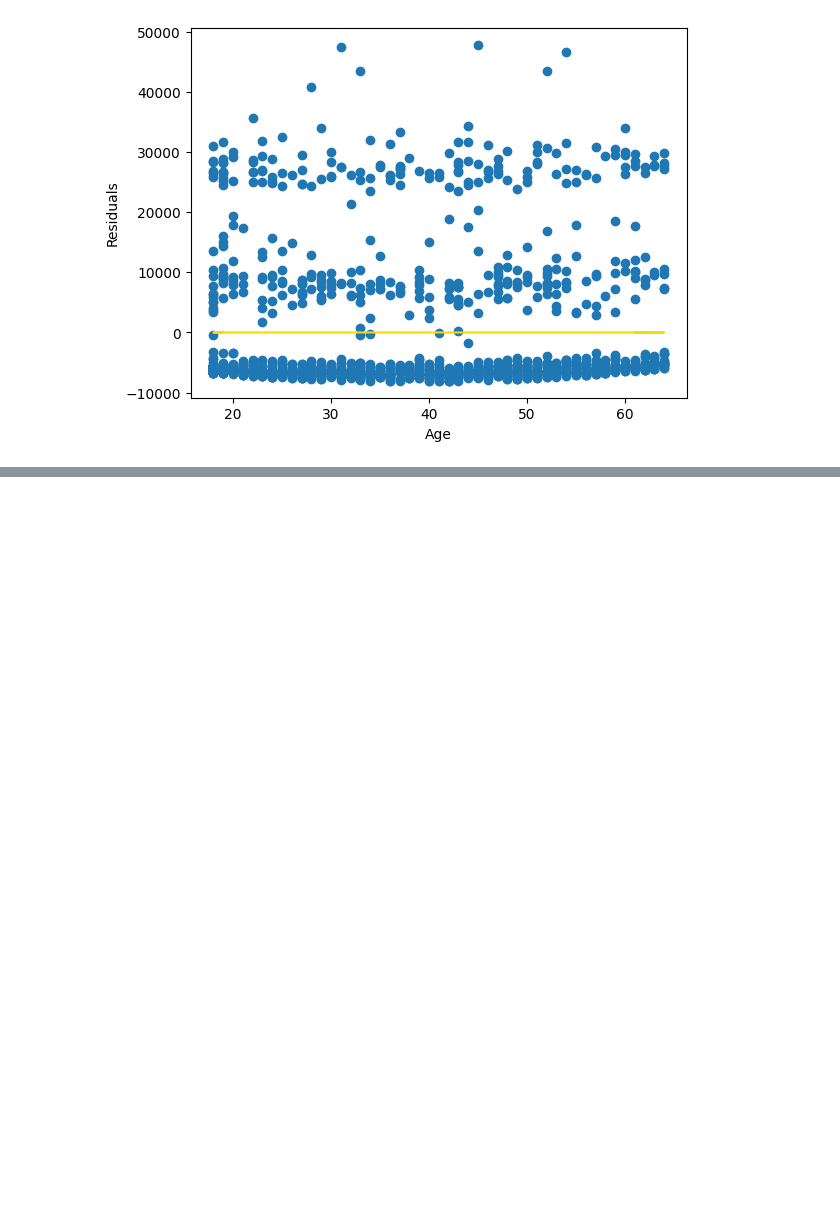
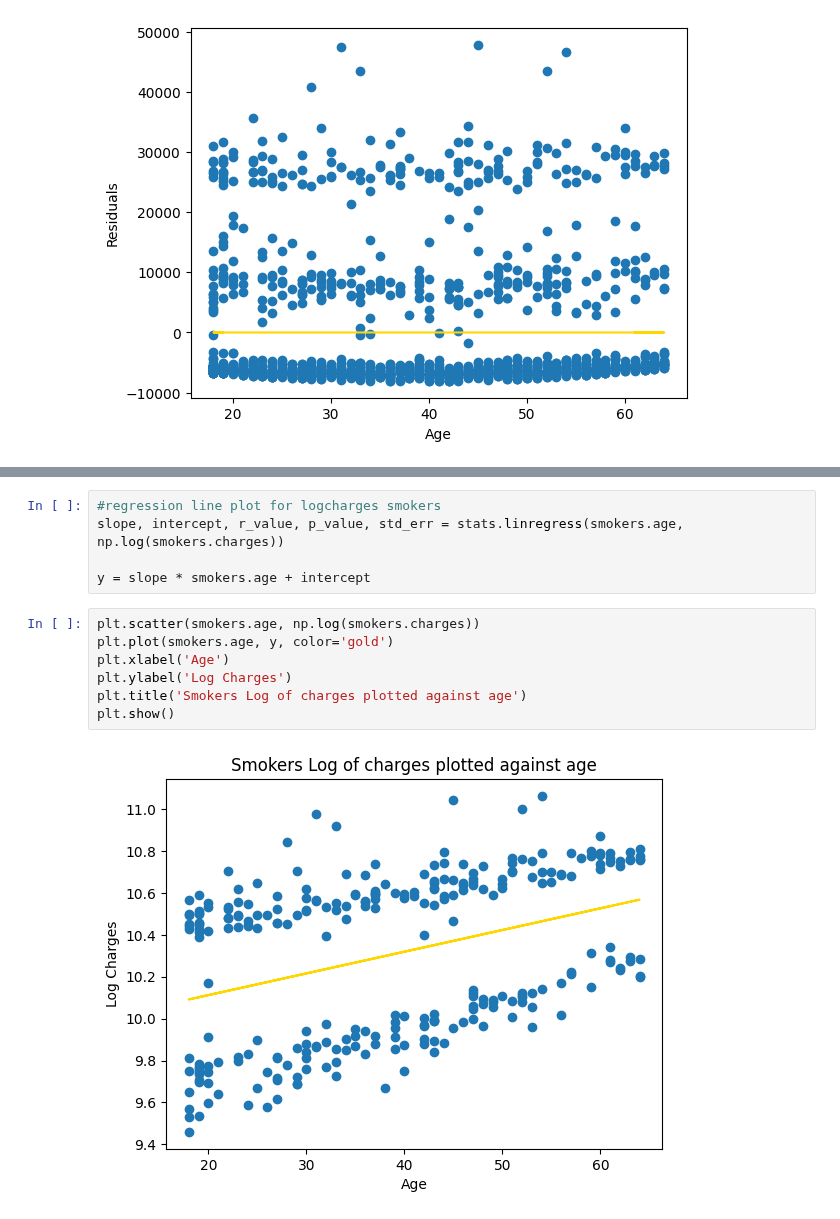
Before and after one commit to lewinskie254/eda, a Jupyter notebook: Heteroskedasticity_two.ipynb, the cells around one changed output, grey strips where cells are left out. Saved outputs shown, nothing was run; the diff lists cells and outputs as text; blank space fills up the shorter version.

```diff
--- a/Heteroskedasticity_two.ipynb
+++ b/Heteroskedasticity_two.ipynb
@@ -226,0 +245,14 @@ Text(0, 0.5, 'Residuals')
+# %%
+#regression line plot for logcharges smokers
+slope, intercept, r_value, p_value, std_err = stats.linregress(smokers.age, np.log(smokers.charges))
+
+y = slope * smokers.age + intercept
+# %%
+plt.scatter(smokers.age, np.log(smokers.charges))
+plt.plot(smokers.age, y, color='gold')
+plt.xlabel('Age')
+plt.ylabel('Log Charges')
+plt.title('Smokers Log of charges plotted against age')
+plt.show()
+# %% [output]
+[figure, added]
```
Also changed, not shown: parts of 12 cells of this notebook.
